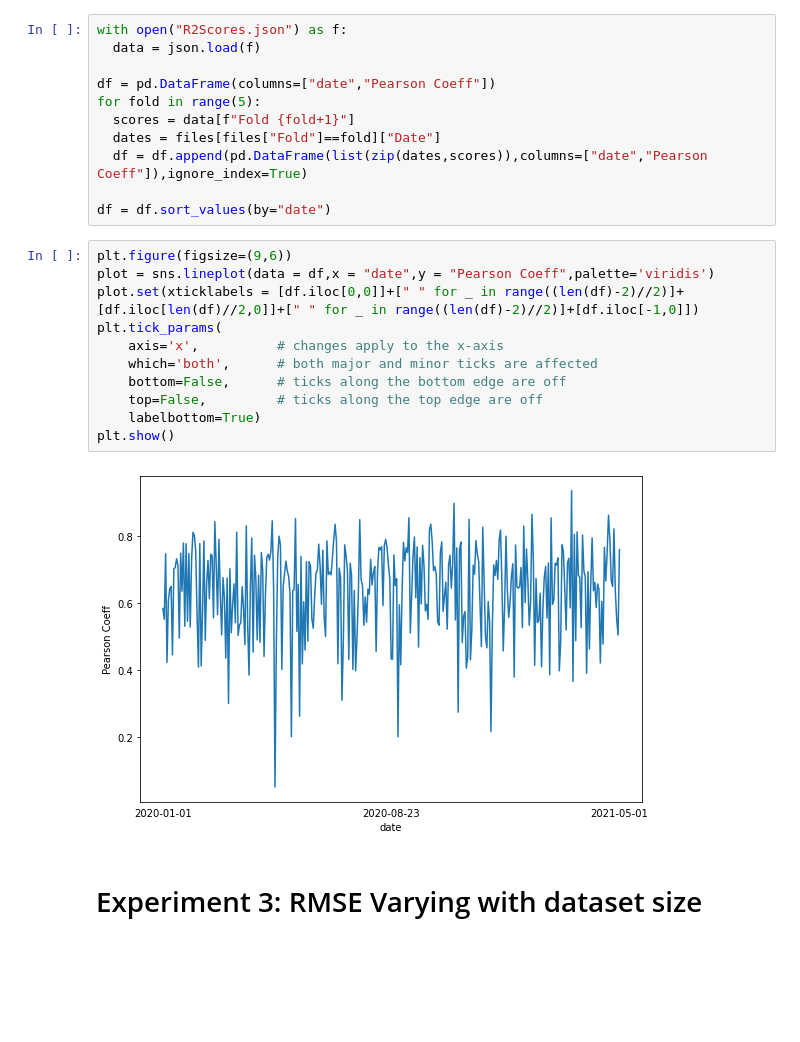
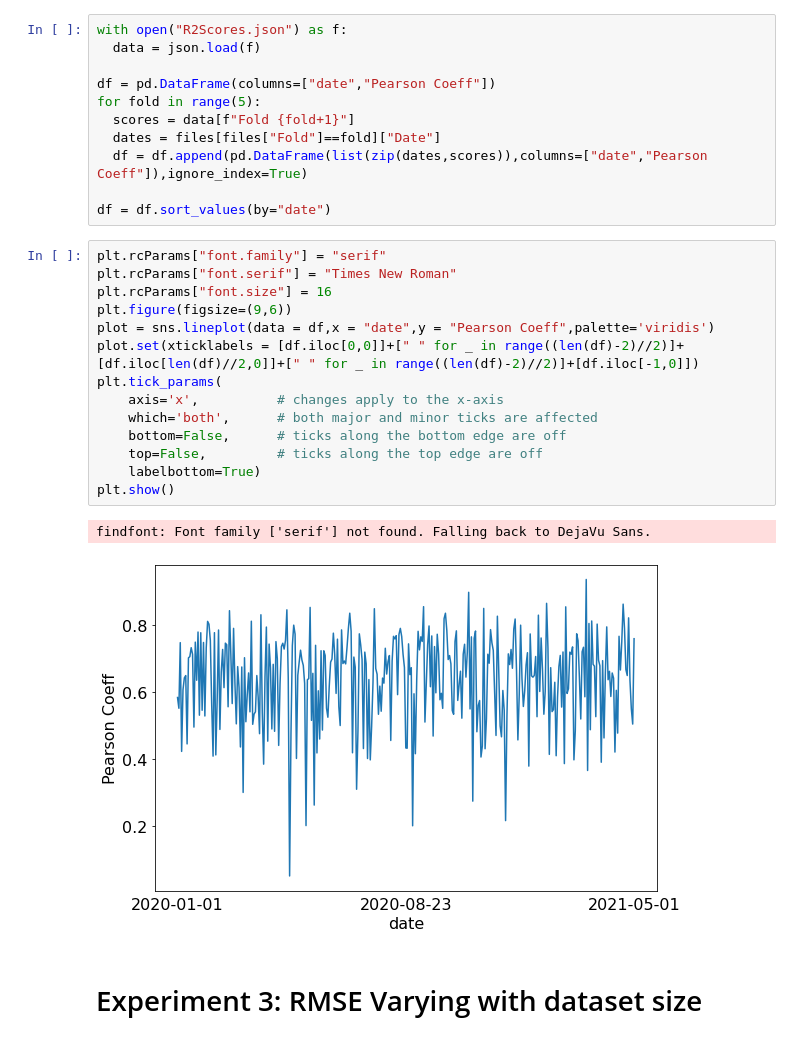
Before and after one commit to Bibhash123/Estimation-of-Surface-NO2, a Jupyter notebook: Results and Analysis/Validation_Plots.ipynb, the cells around one changed output. Cells and saved outputs as stored; diff of their text form; blank space fills up the shorter version.

```diff
--- a/Results and Analysis/Validation_Plots.ipynb
+++ b/Results and Analysis/Validation_Plots.ipynb
@@ -241,18 +241,22 @@ for fold in range(5):
 
 df = df.sort_values(by="date")
 # %%
+plt.rcParams["font.family"] = "serif"
+plt.rcParams["font.serif"] = "Times New Roman"
+plt.rcParams["font.size"] = 16
 plt.figure(figsize=(9,6))
 plot = sns.lineplot(data = df,x = "date",y = "Pearson Coeff",palette='viridis')
 plot.set(xticklabels = [df.iloc[0,0]]+[" " for _ in range((len(df)-2)//2)]+[df.iloc[len(df)//2,0]]+[" " for _ in range((len(df)-2)//2)]+[df.iloc[-1,0]])
 plt.tick_params(
     axis='x',          # changes apply to the x-axis
     which='both',      # both major and minor ticks are affected
     bottom=False,      # ticks along the bottom edge are off
     top=False,         # ticks along the top edge are off
     labelbottom=True)
 plt.show()
 # %% [output]
+findfont: Font family ['serif'] not found. Falling back to DejaVu Sans.
-[figure, old version]
+[figure, new version]
 # %% [markdown]
 # Experiment 3: RMSE Varying with dataset size
 # %%
```
